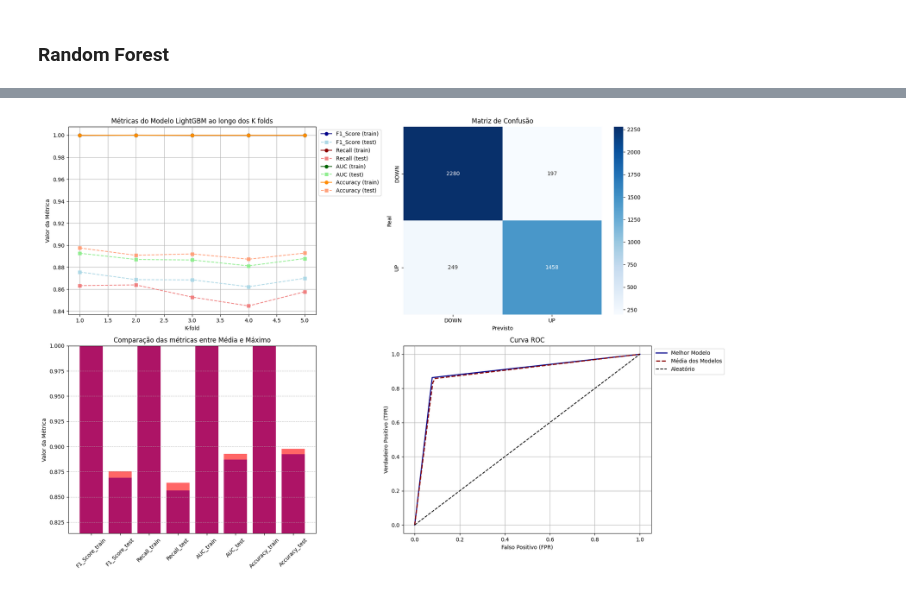
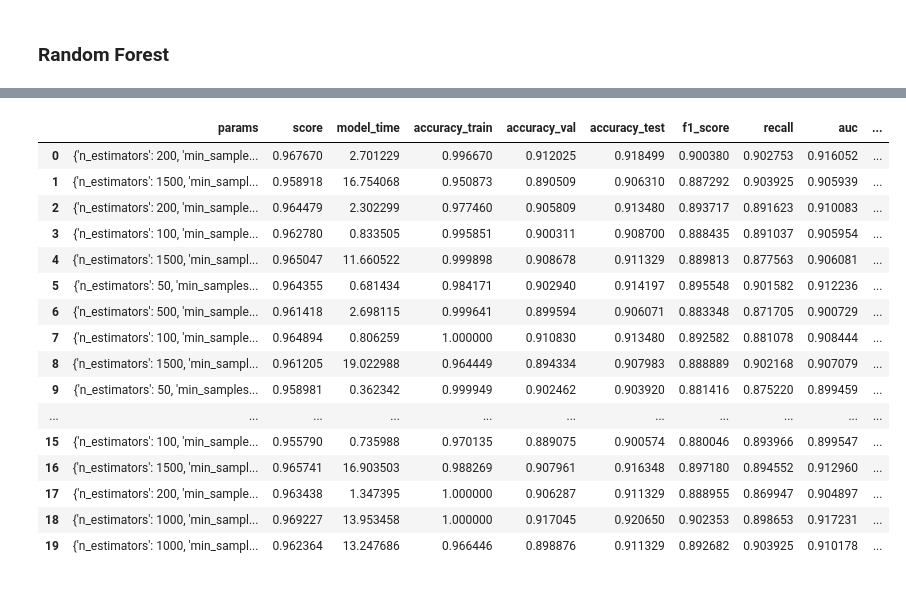
Before and after one commit to GuilhermeMaciel75/SI5-ELEC2, a Jupyter notebook: notebooks/04-Variacao_Parametrica/random_forest.ipynb, the cells around one changed output, grey strips where cells are left out. Saved outputs shown, nothing was run; the diff lists cells and outputs as text; code cells hidden in the pictures.

```diff
--- a/notebooks/04-Variacao_Parametrica/random_forest.ipynb
+++ b/notebooks/04-Variacao_Parametrica/random_forest.ipynb
@@ -91,7 +67,25 @@ df_rf
-# %%
-plots.show_roc(df_rf)
-plots.show_confusion_matrix(model_rf, X_test, Y_test)
-plots.show_bar_metrics(df_rf)
-plots.show_metrics(df_rf)
-# %% [output]
-[figure, removed]
+# %%
+result, model, cv, loss, all_cv = runner.search_paramsv2(
+    rf,param_distributions_rf, 'random_fortest',
+    [X_train, Y_train, X_val, Y_val, X_test, Y_test], n_iter=20)
+
+df=pd.DataFrame((result.values()))
+df
+# %% [output]
+|  | params | score | model_time | accuracy_train | accuracy_val | accuracy_test | f1_score | recall | auc | ... |
+| 0 | {'n_estimators': 200, 'min_sample... | 0.967670 | 2.701229 | 0.996670 | 0.912025 | 0.918499 | 0.900380 | 0.902753 | 0.916052 | ... |
+| 1 | {'n_estimators': 1500, 'min_sampl... | 0.958918 | 16.754068 | 0.950873 | 0.890509 | 0.906310 | 0.887292 | 0.903925 | 0.905939 | ... |
+| 2 | {'n_estimators': 200, 'min_sample... | 0.964479 | 2.302299 | 0.977460 | 0.905809 | 0.913480 | 0.893717 | 0.891623 | 0.910083 | ... |
+| 3 | {'n_estimators': 100, 'min_sample... | 0.962780 | 0.833505 | 0.995851 | 0.900311 | 0.908700 | 0.888435 | 0.891037 | 0.905954 | ... |
+| 4 | {'n_estimators': 1500, 'min_sampl... | 0.965047 | 11.660522 | 0.999898 | 0.908678 | 0.911329 | 0.889813 | 0.877563 | 0.906081 | ... |
+| 5 | {'n_estimators': 50, 'min_samples... | 0.964355 | 0.681434 | 0.984171 | 0.902940 | 0.914197 | 0.895548 | 0.901582 | 0.912236 | ... |
+| 6 | {'n_estimators': 500, 'min_sample... | 0.961418 | 2.698115 | 0.999641 | 0.899594 | 0.906071 | 0.883348 | 0.871705 | 0.900729 | ... |
+| 7 | {'n_estimators': 100, 'min_sample... | 0.964894 | 0.806259 | 1.000000 | 0.910830 | 0.913480 | 0.892582 | 0.881078 | 0.908444 | ... |
+| 8 | {'n_estimators': 1500, 'min_sampl... | 0.961205 | 19.022988 | 0.964449 | 0.894334 | 0.907983 | 0.888889 | 0.902168 | 0.907079 | ... |
+| 9 | {'n_estimators': 50, 'min_samples... | 0.958981 | 0.362342 | 0.999949 | 0.902462 | 0.903920 | 0.881416 | 0.875220 | 0.899459 | ... |
+| ... | ... | ... | ... | ... | ... | ... | ... | ... | ... | ... |
+| 15 | {'n_estimators': 100, 'min_sample... | 0.955790 | 0.735988 | 0.970135 | 0.889075 | 0.900574 | 0.880046 | 0.893966 | 0.899547 | ... |
+| 16 | {'n_estimators': 1500, 'min_sampl... | 0.965741 | 16.903503 | 0.988269 | 0.907961 | 0.916348 | 0.897180 | 0.894552 | 0.912960 | ... |
+| 17 | {'n_estimators': 200, 'min_sample... | 0.963438 | 1.347395 | 1.000000 | 0.906287 | 0.911329 | 0.888955 | 0.869947 | 0.904897 | ... |
+| 18 | {'n_estimators': 1000, 'min_sampl... | 0.969227 | 13.953458 | 1.000000 | 0.917045 | 0.920650 | 0.902353 | 0.898653 | 0.917231 | ... |
+| 19 | {'n_estimators': 1000, 'min_sampl... | 0.962364 | 13.247686 | 0.966446 | 0.898876 | 0.911329 | 0.892682 | 0.903925 | 0.910178 | ... |
```
Also changed, not shown: parts of 4 cells of this notebook, 8 other files.
